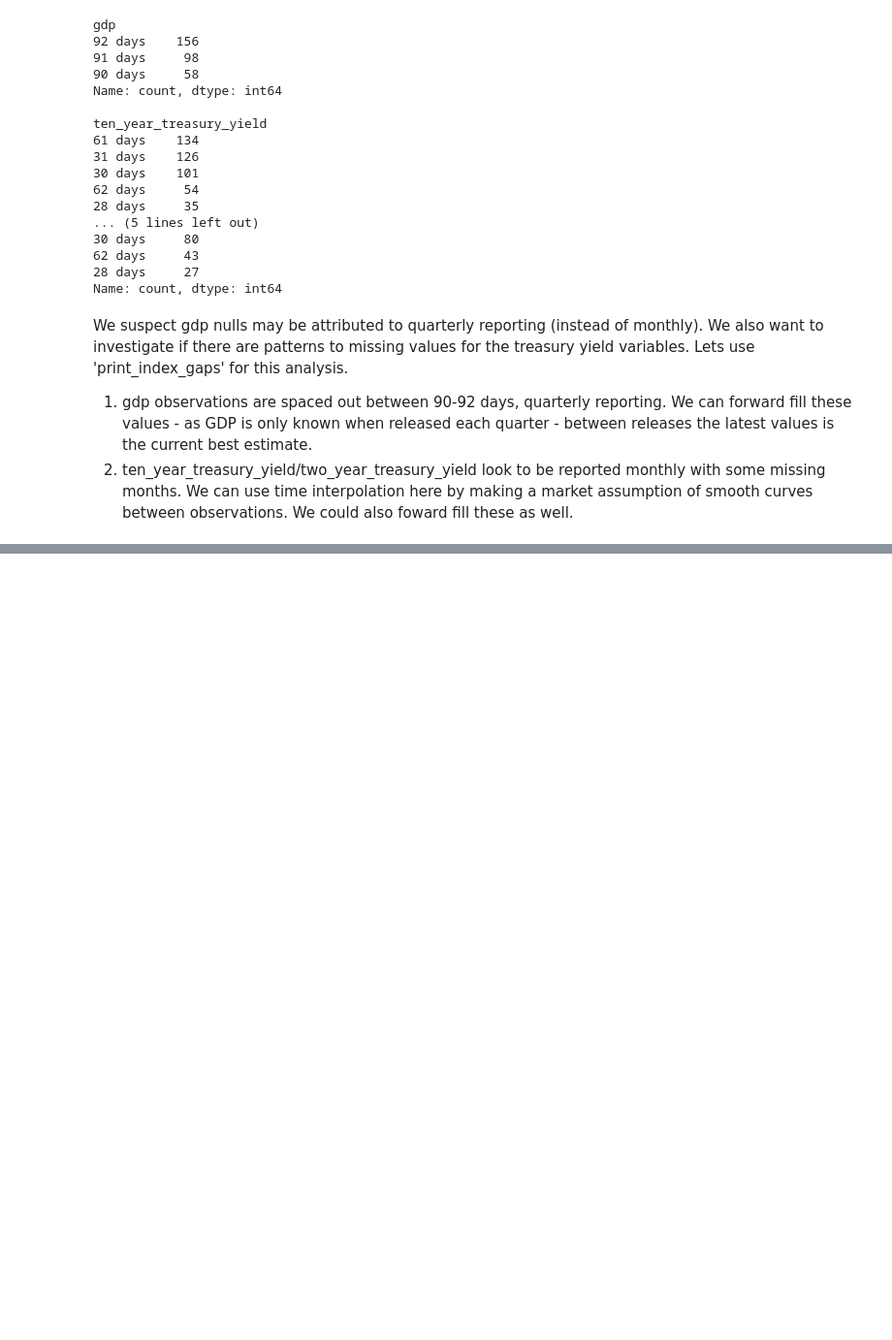
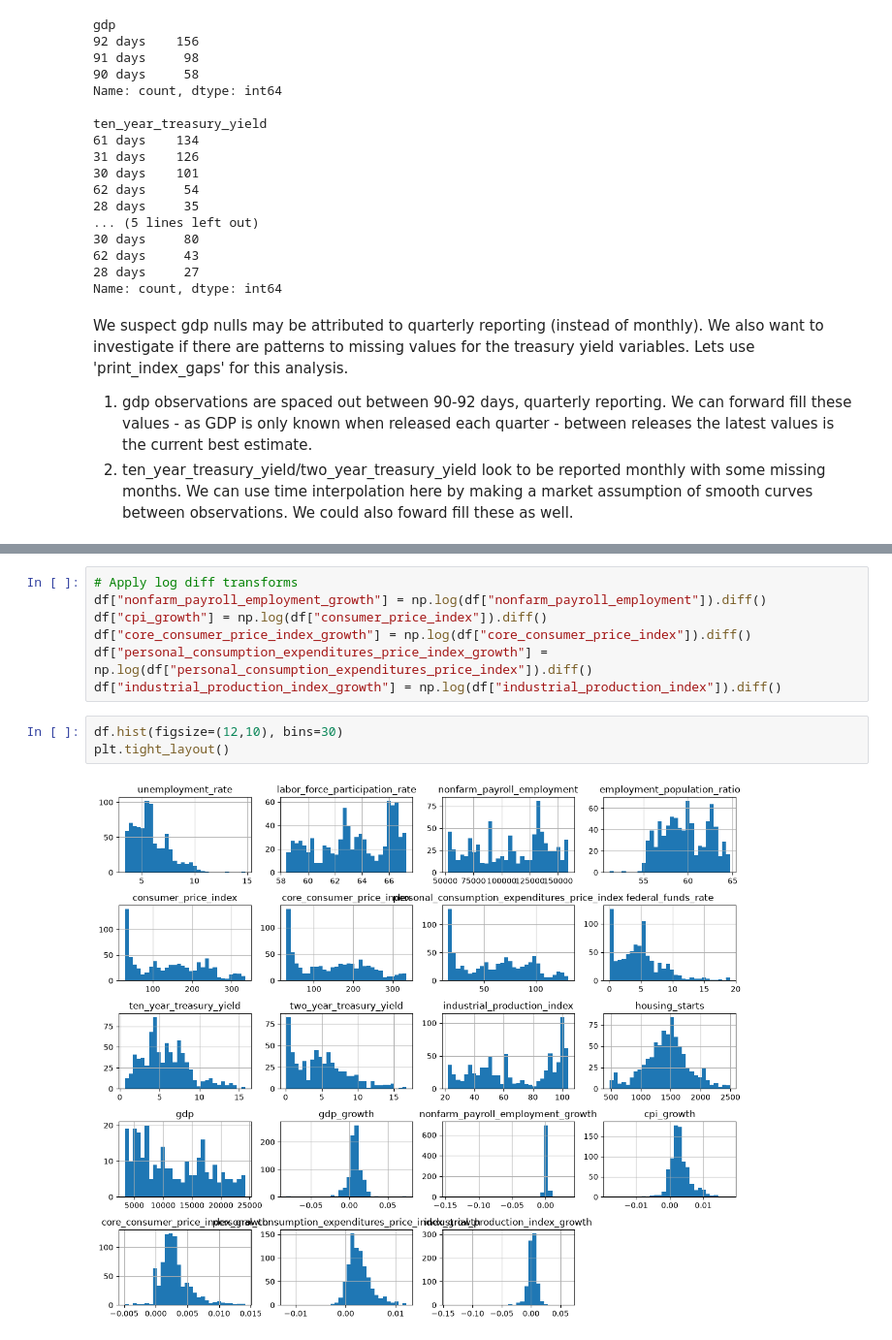
Before and after one commit to vgu734/FRED, a Jupyter notebook: Unemployment Modeling.ipynb, the cells around one changed output, grey strips where cells are left out. Shown at 97% size. Drawn from its saved outputs; the diff is of its cells as text; blank space fills up the shorter version.

```diff
--- a/Unemployment Modeling.ipynb
+++ b/Unemployment Modeling.ipynb
@@ -181,0 +259,12 @@ We will use these three modeling approaches to attempt to predict unemployment r
+# %%
+# Apply log diff transforms
+df["nonfarm_payroll_employment_growth"] = np.log(df["nonfarm_payroll_employment"]).diff()
+df["cpi_growth"] = np.log(df["consumer_price_index"]).diff()
+df["core_consumer_price_index_growth"] = np.log(df["core_consumer_price_index"]).diff()
+df["personal_consumption_expenditures_price_index_growth"] = np.log(df["personal_consumption_expenditures_price_index"]).diff()
+df["industrial_production_index_growth"] = np.log(df["industrial_production_index"]).diff()
+# %%
+df.hist(figsize=(12,10), bins=30)
+plt.tight_layout()
+# %% [output]
+[figure, added]
```
Also changed, not shown: parts of 25 cells of this notebook.
